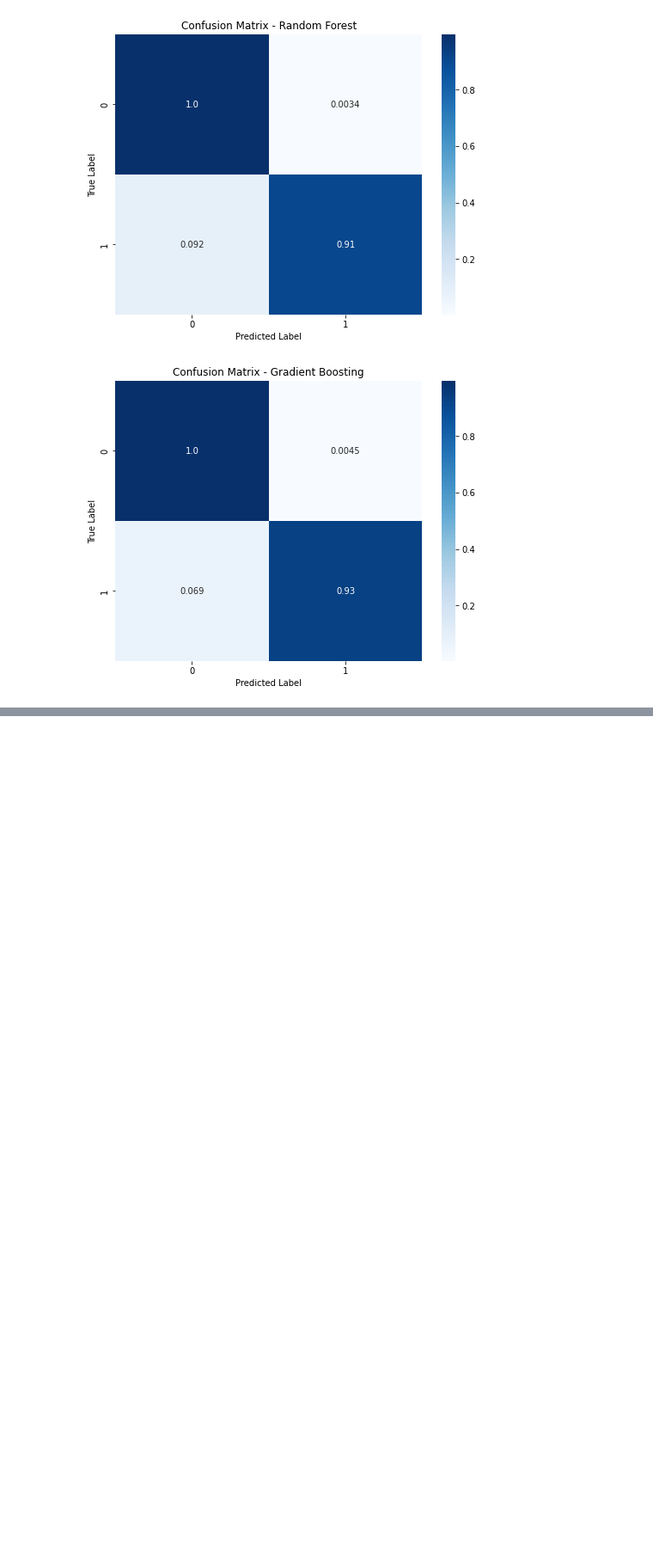
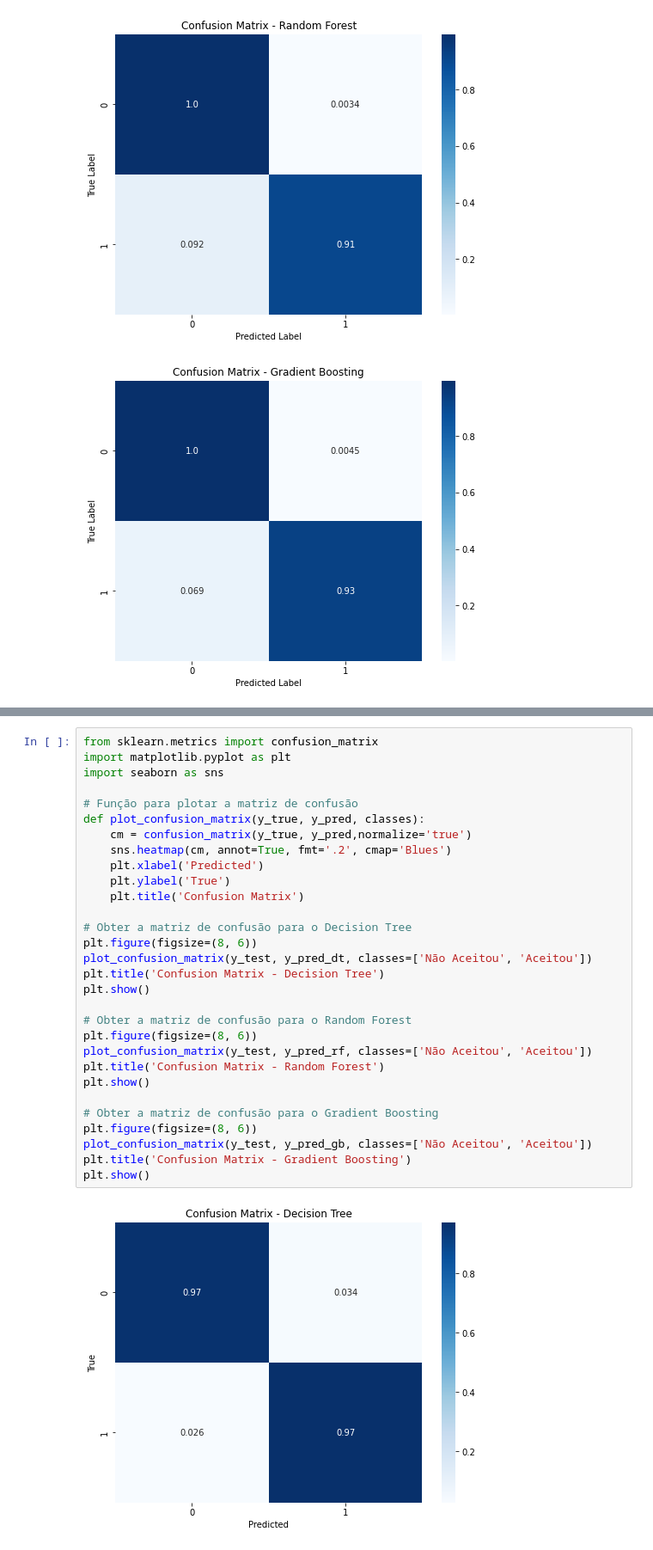
Before and after one commit to FranciscoFoz/machine-learning-training, a Jupyter notebook: Aprendizado Supervisionado/Classificação/9_ML_ChatGPT.ipynb, the cells around one changed output, grey strips where cells are left out. Shown at 86% size. Saved outputs shown, nothing was run; the diff lists cells and outputs as text; blank space fills up the shorter version.

```diff
--- a/Aprendizado Supervisionado/Classificação/9_ML_ChatGPT.ipynb
+++ b/Aprendizado Supervisionado/Classificação/9_ML_ChatGPT.ipynb
@@ -572,0 +869,32 @@ plot_confusion_matrix(y_test, gb_preds, title='Confusion Matrix - Gradient Boost
+# %%
+from sklearn.metrics import confusion_matrix
+import matplotlib.pyplot as plt
+import seaborn as sns
+
+# Função para plotar a matriz de confusão
+def plot_confusion_matrix(y_true, y_pred, classes):
+    cm = confusion_matrix(y_true, y_pred,normalize='true')
+    sns.heatmap(cm, annot=True, fmt='.2', cmap='Blues')
+    plt.xlabel('Predicted')
+    plt.ylabel('True')
+    plt.title('Confusion Matrix')
+
+# Obter a matriz de confusão para o Decision Tree
+plt.figure(figsize=(8, 6))
+plot_confusion_matrix(y_test, y_pred_dt, classes=['Não Aceitou', 'Aceitou'])
+plt.title('Confusion Matrix - Decision Tree')
+plt.show()
+
+# Obter a matriz de confusão para o Random Forest
+plt.figure(figsize=(8, 6))
+plot_confusion_matrix(y_test, y_pred_rf, classes=['Não Aceitou', 'Aceitou'])
+plt.title('Confusion Matrix - Random Forest')
+plt.show()
+
+# Obter a matriz de confusão para o Gradient Boosting
+plt.figure(figsize=(8, 6))
+plot_confusion_matrix(y_test, y_pred_gb, classes=['Não Aceitou', 'Aceitou'])
+plt.title('Confusion Matrix - Gradient Boosting')
+plt.show()
+# %% [output]
+[figure, added]
```
Also changed, not shown: parts of 21 cells of this notebook.
